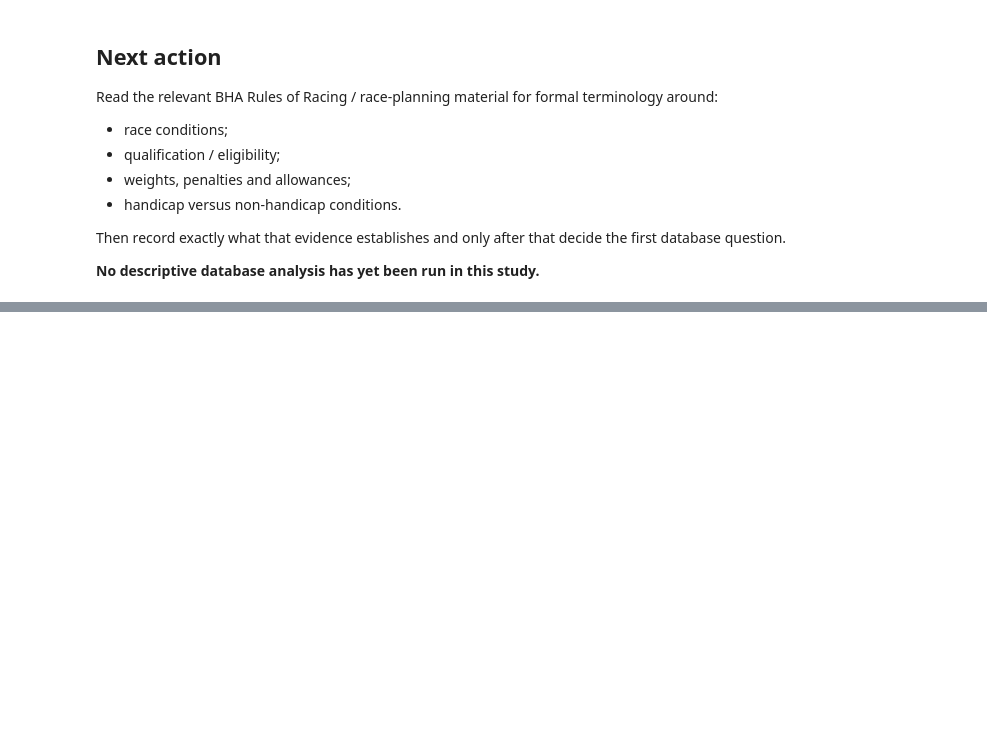
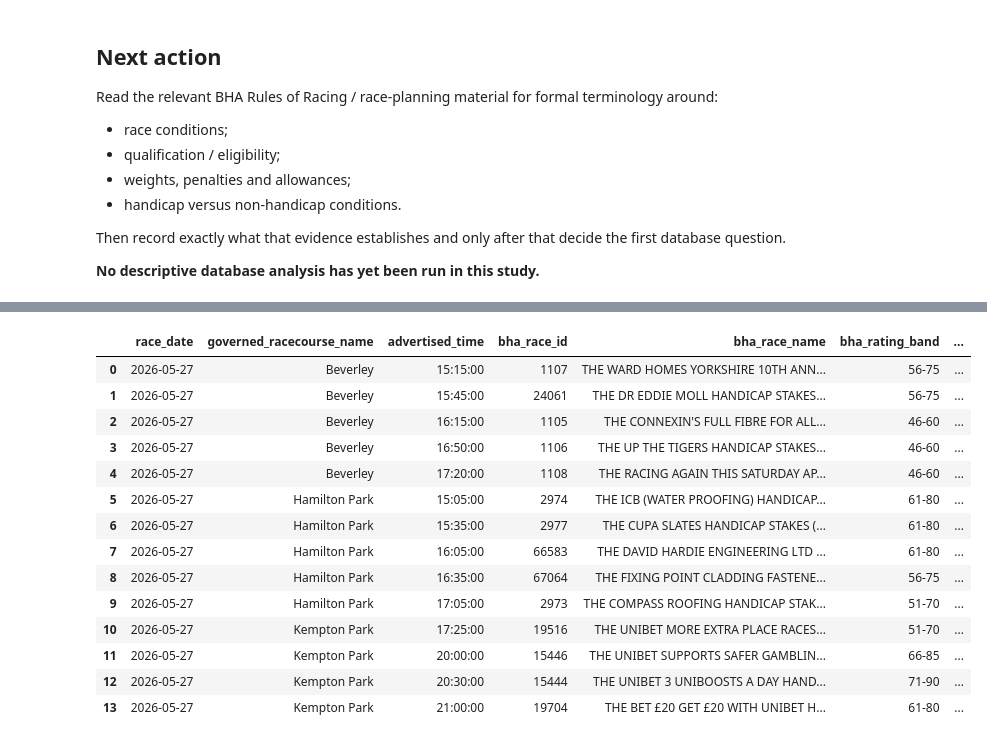
Before and after one commit to rjmac22/inside-rails-horse-racing, a Jupyter notebook: studies/jurisdictions/great_britain/05_what_is_a_british_horse_race.ipynb, the cells around one changed output, grey strips where cells are left out. Saved outputs shown, nothing was run; the diff lists cells and outputs as text; code cells hidden in the pictures; blank space fills up the shorter version.

```diff
--- a/studies/jurisdictions/great_britain/05_what_is_a_british_horse_race.ipynb
+++ b/studies/jurisdictions/great_britain/05_what_is_a_british_horse_race.ipynb
@@ -182,0 +3191,57 @@ Then record exactly what that evidence establishes and only after that decide th
+# %%
+# Inspect every rating-band disagreement in the 34-race pilot.
+#
+# The aim is to determine whether these are:
+#   - formatting differences;
+#   - different observation/programme states;
+#   - different concepts;
+#   - or genuine source disagreements.
+#
+# Show the race identity/context alongside both BHA and Inside Rails
+# representations and the governed parsing result.
+
+rating_band_disagreements = (
+    rating_band_pilot.loc[
+        rating_band_pilot["rating_band_comparison"] == "disagreement",
+        [
+            "race_date",
+            "governed_racecourse_name",
+            "advertised_time",
+            "bha_race_id",
+            "bha_race_name",
+            "bha_rating_band",
+            "race_name_raw",
+            "rating_band_raw",
+            "rating_lower_bound",
+            "rating_upper_bound",
+            "rating_band_parse_status",
+        ],
+    ]
+    .sort_values(
+        [
+            "governed_racecourse_name",
+            "advertised_time",
+        ]
+    )
+    .reset_index(drop=True)
+)
+
+assert len(rating_band_disagreements) == 14
+
+rating_band_disagreements
+# %% [output]
+|  | race_date | governed_racecourse_name | advertised_time | bha_race_id | bha_race_name | bha_rating_band | ... |
+| 0 | 2026-05-27 | Beverley | 15:15:00 | 1107 | THE WARD HOMES YORKSHIRE 10TH ANN... | 56-75 | ... |
+| 1 | 2026-05-27 | Beverley | 15:45:00 | 24061 | THE DR EDDIE MOLL HANDICAP STAKES... | 56-75 | ... |
+| 2 | 2026-05-27 | Beverley | 16:15:00 | 1105 | THE CONNEXIN'S FULL FIBRE FOR ALL... | 46-60 | ... |
+| 3 | 2026-05-27 | Beverley | 16:50:00 | 1106 | THE UP THE TIGERS HANDICAP STAKES... | 46-60 | ... |
+| 4 | 2026-05-27 | Beverley | 17:20:00 | 1108 | THE RACING AGAIN THIS SATURDAY AP... | 46-60 | ... |
+| 5 | 2026-05-27 | Hamilton Park | 15:05:00 | 2974 | THE ICB (WATER PROOFING) HANDICAP... | 61-80 | ... |
+| 6 | 2026-05-27 | Hamilton Park | 15:35:00 | 2977 | THE CUPA SLATES HANDICAP STAKES (... | 61-80 | ... |
+| 7 | 2026-05-27 | Hamilton Park | 16:05:00 | 66583 | THE DAVID HARDIE ENGINEERING LTD ... | 61-80 | ... |
+| 8 | 2026-05-27 | Hamilton Park | 16:35:00 | 67064 | THE FIXING POINT CLADDING FASTENE... | 56-75 | ... |
+| 9 | 2026-05-27 | Hamilton Park | 17:05:00 | 2973 | THE COMPASS ROOFING HANDICAP STAK... | 51-70 | ... |
+| 10 | 2026-05-27 | Kempton Park | 17:25:00 | 19516 | THE UNIBET MORE EXTRA PLACE RACES... | 51-70 | ... |
+| 11 | 2026-05-27 | Kempton Park | 20:00:00 | 15446 | THE UNIBET SUPPORTS SAFER GAMBLIN... | 66-85 | ... |
+| 12 | 2026-05-27 | Kempton Park | 20:30:00 | 15444 | THE UNIBET 3 UNIBOOSTS A DAY HAND... | 71-90 | ... |
+| 13 | 2026-05-27 | Kempton Park | 21:00:00 | 19704 | THE BET £20 GET £20 WITH UNIBET H... | 61-80 | ... |
```
Also changed, not shown: parts of 64 cells of this notebook.
